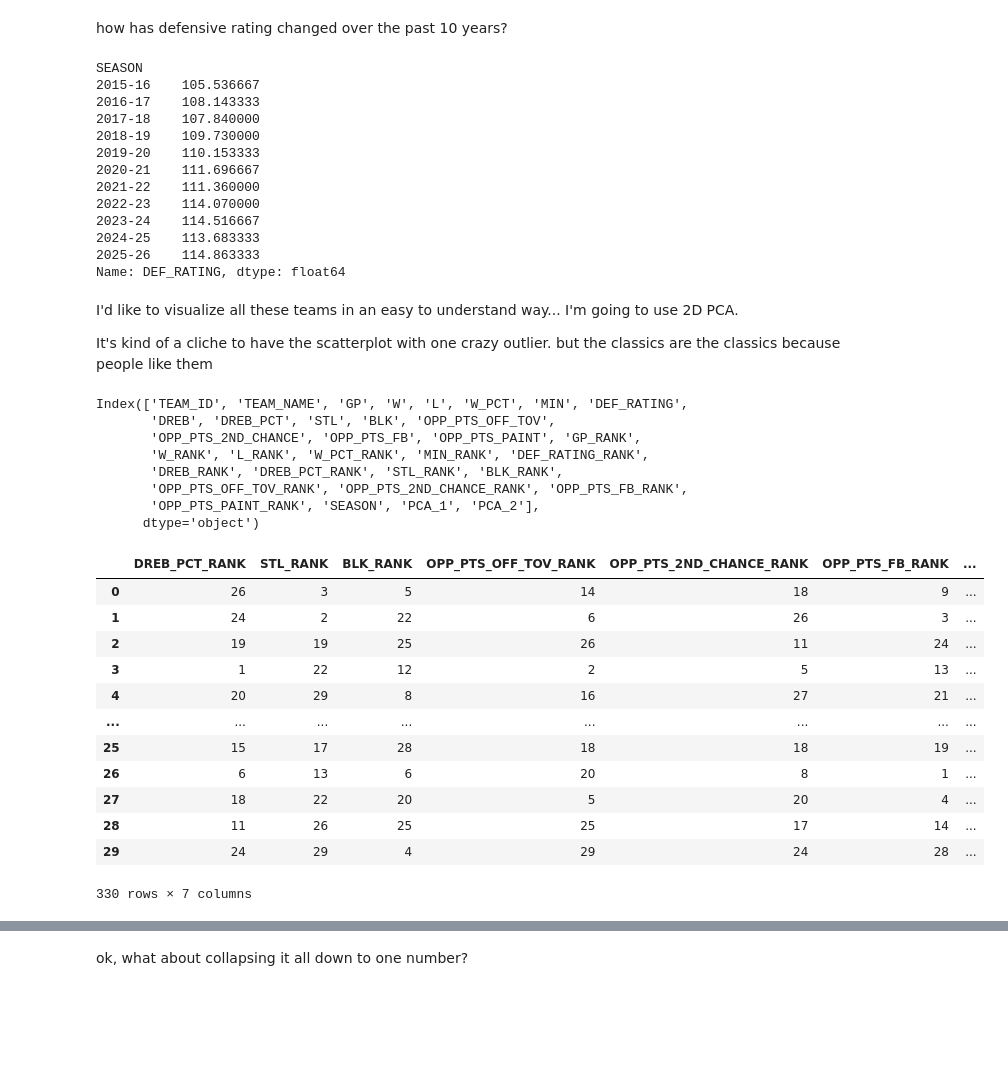
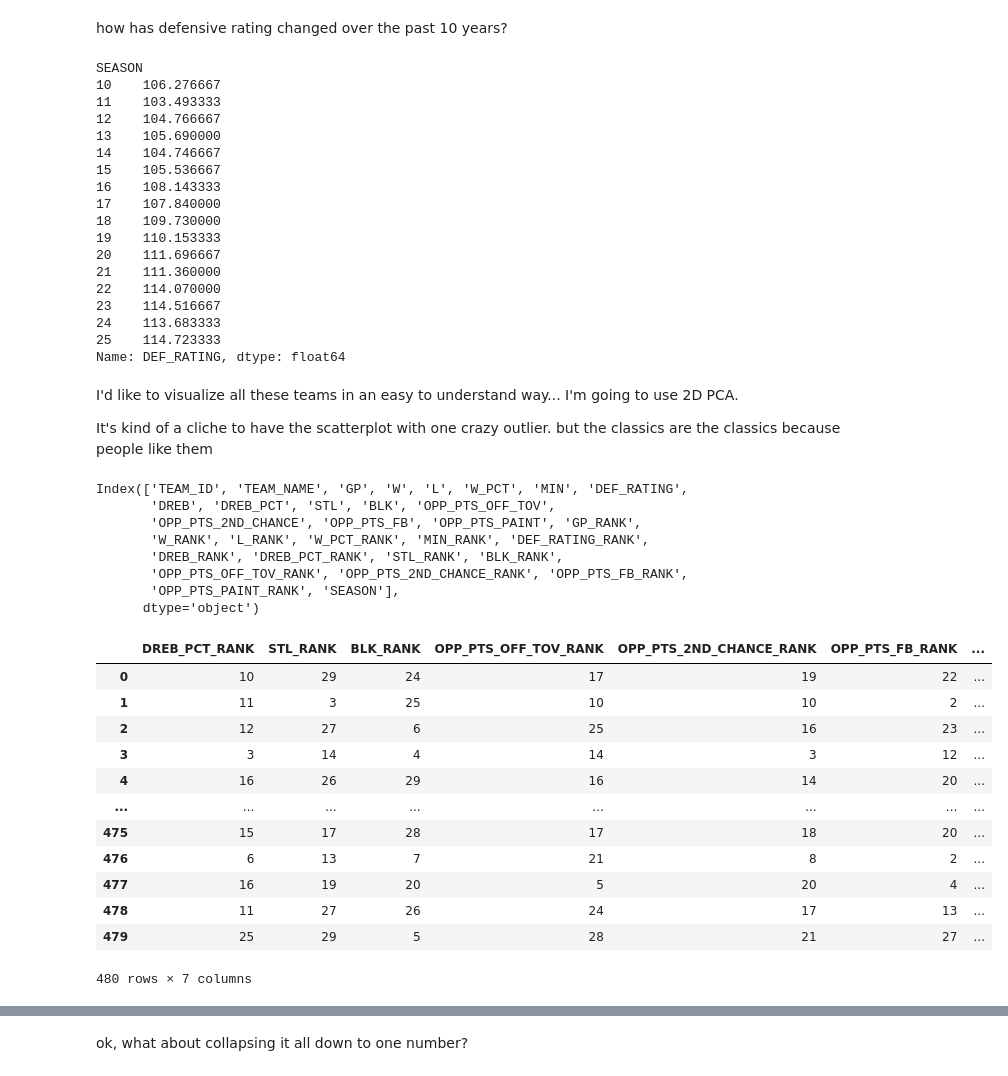
Before and after one commit to csdurfee/csdurfee.github.io, a Jupyter notebook: notebooks/early-nba-trends.ipynb, the cells around one changed output, grey strips where cells are left out. Saved outputs shown, nothing was run; the diff lists cells and outputs as text; code cells hidden in the pictures; blank space fills up the shorter version.

```diff
--- a/notebooks/early-nba-trends.ipynb
+++ b/notebooks/early-nba-trends.ipynb
@@ -61,7 +70,7 @@ def url_for_season(season="2025-26"):
 
     url_template = "https://stats.nba.com/stats/leaguedashteamstats?Conference=&DateFrom=&DateTo=&Division=&GameScope=" + \
     "&GameSegment=&Height=&ISTRound=&LastNGames=0&LeagueID=00&Location=&MeasureType=Defense&Month=0" + \
-    "&OpponentTeamID=0&Outcome=&PORound=0&PaceAdjust=N&PerMode=PerGame&Period=0&PlayerExperience=&" + \
+    "&OpponentTeamID=0&Outcome=&PORound=0&PaceAdjust=N&PerMode=Per100Possessions&Period=0&PlayerExperience=&" + \
     "PlayerPosition=&PlusMinus=N&Rank=N&Season=%(season)s&SeasonSegment=&SeasonType=Regular Season" + \
     "&ShotClockRange=&StarterBench=&TeamID=0&TwoWay=0&VsConference=&VsDivision="
 
@@ -134,3 +115,3 @@ def fetch_seasons(start_year=15, end_year=26):
 # %%
-last10 = fetch_seasons(15,26)
+last15 = fetch_seasons(10,26)
 # %% [output]
@@ -196,20 +242,25 @@ Name: OPP_PTS_PAINT, dtype: float64
 # %% [markdown]
 how has defensive rating changed over the past 10 years?
 # %%
-last10.groupby('SEASON')['DEF_RATING'].mean()
+last15.groupby('SEASON')['DEF_RATING'].mean()
 # %% [output]
 SEASON
-2015-16    105.536667
-2016-17    108.143333
-2017-18    107.840000
-2018-19    109.730000
-2019-20    110.153333
-2020-21    111.696667
-2021-22    111.360000
-2022-23    114.070000
-2023-24    114.516667
-2024-25    113.683333
-2025-26    114.863333
+10    106.276667
+11    103.493333
+12    104.766667
+13    105.690000
+14    104.746667
+15    105.536667
+16    108.143333
+17    107.840000
+18    109.730000
+19    110.153333
+20    111.696667
+21    111.360000
+22    114.070000
+23    114.516667
+24    113.683333
+25    114.723333
 Name: DEF_RATING, dtype: float64
 # %% [markdown]
 I'd like to visualize all these teams in an easy to understand way... I'm going to use 2D PCA.
@@ -220,5 +269,5 @@ from sklearn.decomposition import PCA
 # %%
-last10.columns
+last15.columns
 # %% [output]
 Index(['TEAM_ID', 'TEAM_NAME', 'GP', 'W', 'L', 'W_PCT', 'MIN', 'DEF_RATING',
        'DREB', 'DREB_PCT', 'STL', 'BLK', 'OPP_PTS_OFF_TOV',
@@ -226,31 +275,31 @@ Index(['TEAM_ID', 'TEAM_NAME', 'GP', 'W', 'L', 'W_PCT', 'MIN', 'DEF_RATING',
        'W_RANK', 'L_RANK', 'W_PCT_RANK', 'MIN_RANK', 'DEF_RATING_RANK',
        'DREB_RANK', 'DREB_PCT_RANK', 'STL_RANK', 'BLK_RANK',
        'OPP_PTS_OFF_TOV_RANK', 'OPP_PTS_2ND_CHANCE_RANK', 'OPP_PTS_FB_RANK',
-       'OPP_PTS_PAINT_RANK', 'SEASON', 'PCA_1', 'PCA_2'],
+       'OPP_PTS_PAINT_RANK', 'SEASON'],
       dtype='object')
 # %%
 cols_for_training = ['DEF_RATING', 'DREB', 'DREB_PCT', 'STL', 'BLK', 'OPP_PTS_OFF_TOV',
                     'OPP_PTS_2ND_CHANCE', 'OPP_PTS_FB', 'OPP_PTS_PAINT']
 
 rank_cols = [ 'DREB_PCT_RANK','STL_RANK', 'BLK_RANK',
        'OPP_PTS_OFF_TOV_RANK', 'OPP_PTS_2ND_CHANCE_RANK', 'OPP_PTS_FB_RANK',
        'OPP_PTS_PAINT_RANK'] # omitting 'DEF_RATING_RANK' because it is redundant (in theory, with PCA)
 
-last10[rank_cols]
+last15[rank_cols]
 # %% [output]
 |  | DREB_PCT_RANK | STL_RANK | BLK_RANK | OPP_PTS_OFF_TOV_RANK | OPP_PTS_2ND_CHANCE_RANK | OPP_PTS_FB_RANK | ... |
-| 0 | 26 | 3 | 5 | 14 | 18 | 9 | ... |
-| 1 | 24 | 2 | 22 | 6 | 26 | 3 | ... |
-| 2 | 19 | 19 | 25 | 26 | 11 | 24 | ... |
-| 3 | 1 | 22 | 12 | 2 | 5 | 13 | ... |
-| 4 | 20 | 29 | 8 | 16 | 27 | 21 | ... |
+| 0 | 10 | 29 | 24 | 17 | 19 | 22 | ... |
+| 1 | 11 | 3 | 25 | 10 | 10 | 2 | ... |
+| 2 | 12 | 27 | 6 | 25 | 16 | 23 | ... |
+| 3 | 3 | 14 | 4 | 14 | 3 | 12 | ... |
+| 4 | 16 | 26 | 29 | 16 | 14 | 20 | ... |
 | ... | ... | ... | ... | ... | ... | ... | ... |
-| 25 | 15 | 17 | 28 | 18 | 18 | 19 | ... |
-| 26 | 6 | 13 | 6 | 20 | 8 | 1 | ... |
-| 27 | 18 | 22 | 20 | 5 | 20 | 4 | ... |
-| 28 | 11 | 26 | 25 | 25 | 17 | 14 | ... |
-| 29 | 24 | 29 | 4 | 29 | 24 | 28 | ... |
+| 475 | 15 | 17 | 28 | 17 | 18 | 20 | ... |
+| 476 | 6 | 13 | 7 | 21 | 8 | 2 | ... |
+| 477 | 16 | 19 | 20 | 5 | 20 | 4 | ... |
+| 478 | 11 | 27 | 26 | 24 | 17 | 13 | ... |
+| 479 | 25 | 29 | 5 | 28 | 21 | 27 | ... |
-330 rows × 7 columns
+480 rows × 7 columns
 # %%
 model = PCA(n_components=2, whiten=True)
 
```
Also changed, not shown: parts of 58 cells of this notebook, 1 other file.
